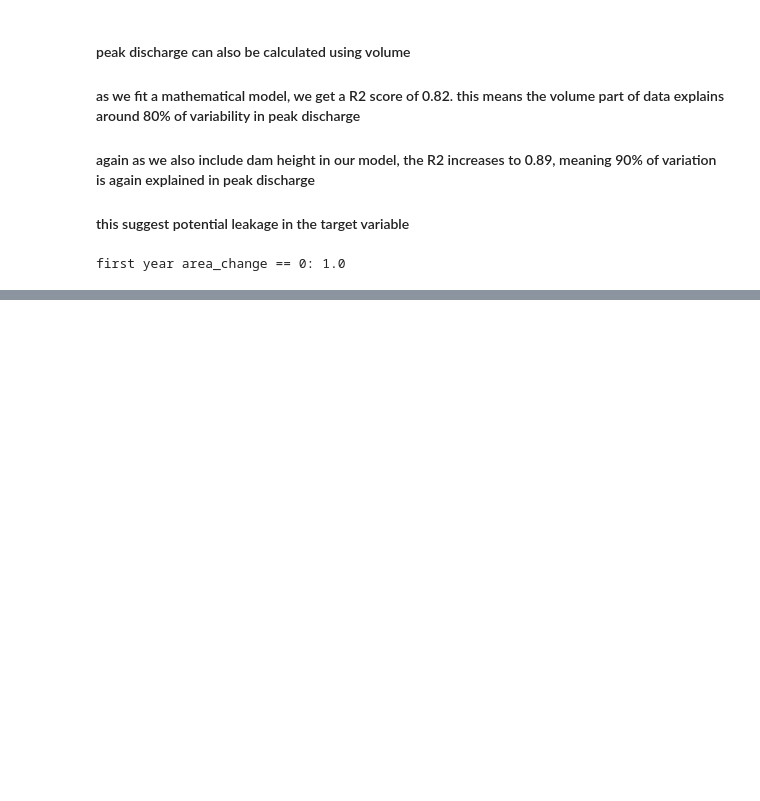
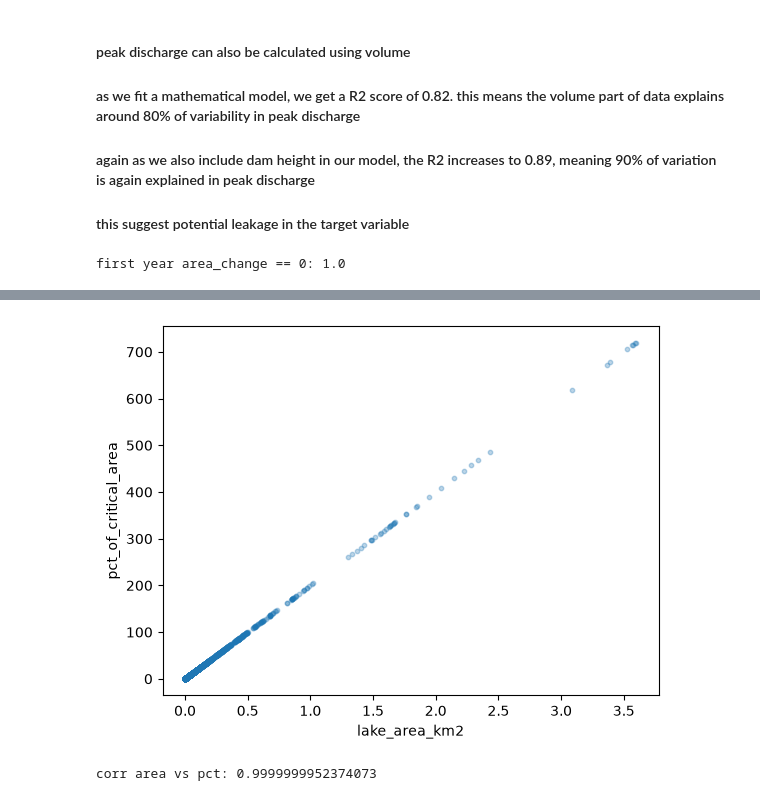
Before and after one commit to Ku-shal9/Applied_ML_GLOF_prediction, a Jupyter notebook: notebooks/01_data_understanding.ipynb, the cells around one changed output, grey strips where cells are left out. Drawn from its saved outputs; the diff is of its cells as text; code cells hidden in the pictures; blank space fills up the shorter version.

```diff
--- a/notebooks/01_data_understanding.ipynb
+++ b/notebooks/01_data_understanding.ipynb
@@ -333,0 +367,9 @@ glof.head()
+# %%
+plt.scatter(glof["lake_area_km2"], glof["pct_of_critical_area"], s=10, alpha=0.3)
+plt.xlabel("lake_area_km2")
+plt.ylabel("pct_of_critical_area")
+plt.show()
+print("corr area vs pct:", glof["lake_area_km2"].corr(glof["pct_of_critical_area"]))
+# %% [output]
+[figure, added]
+corr area vs pct: 0.9999999952374073
```
Also changed, not shown: parts of 20 cells of this notebook, 5 other files.
